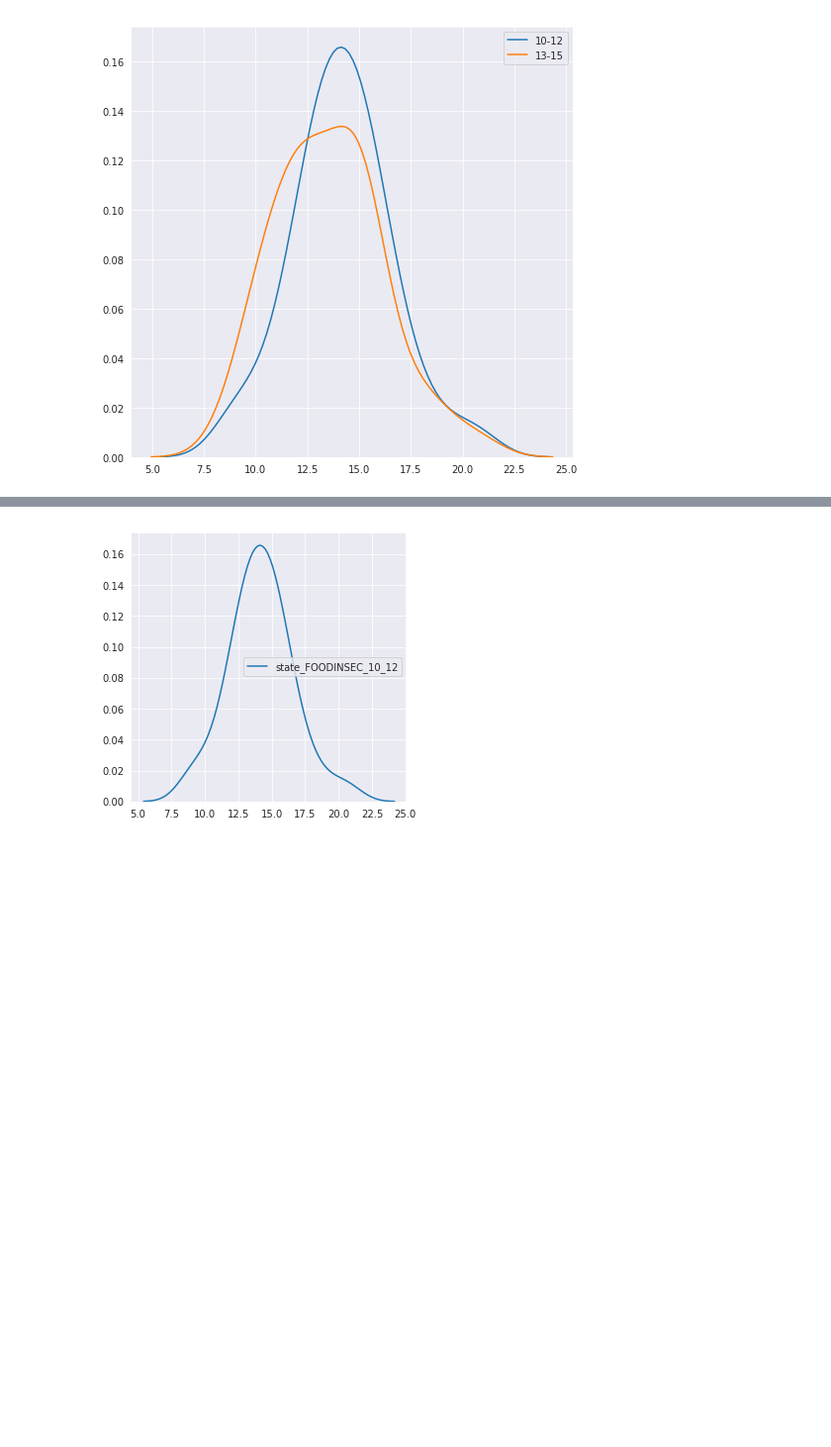
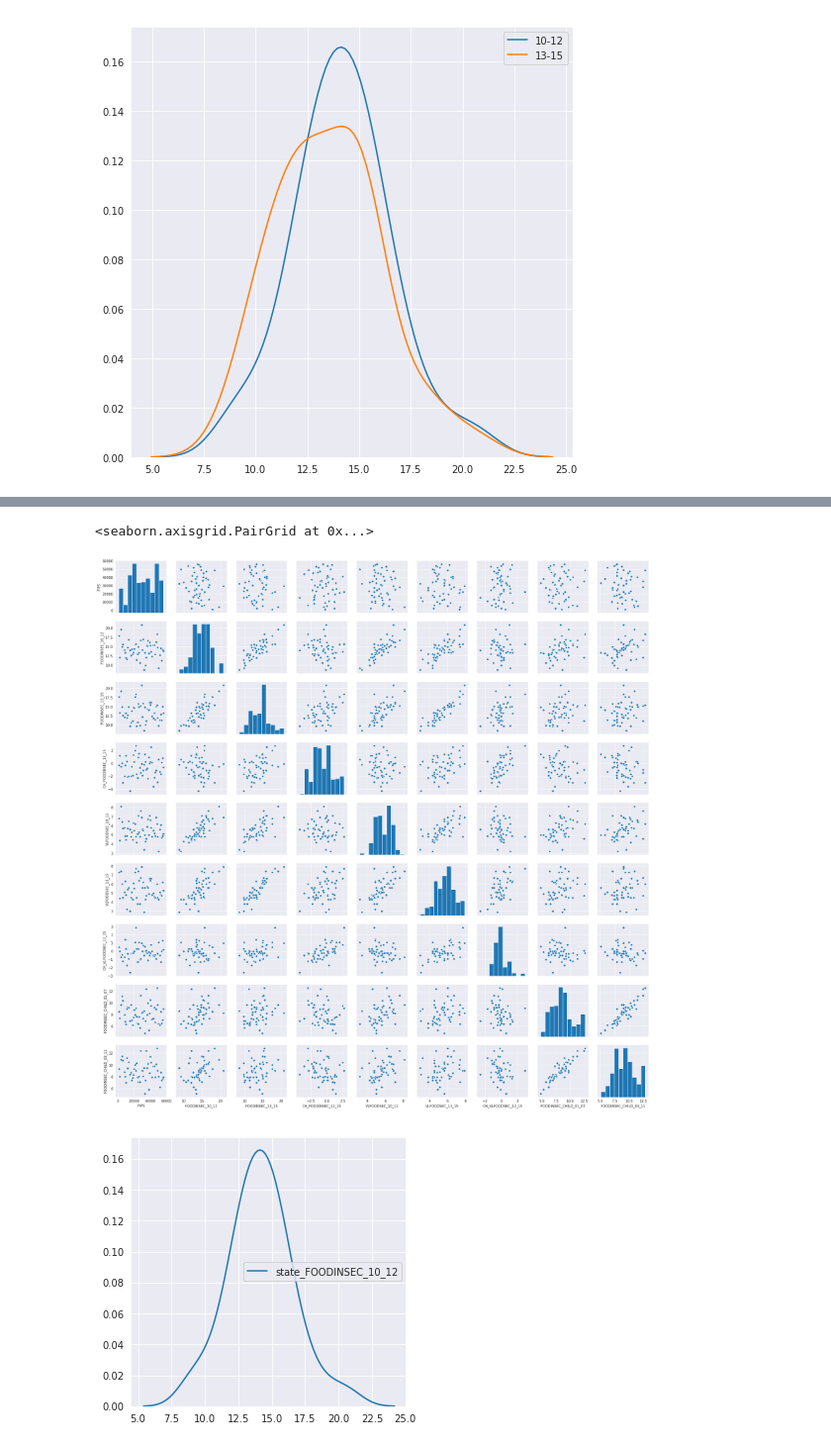
Before and after one commit to chriscross00/projects, a Jupyter notebook: food_security/reports/food_security_report.ipynb, the cells around one changed output, grey strips where cells are left out. Shown at 99% size. Drawn from its saved outputs; the diff is of its cells as text; code cells hidden in the pictures; blank space fills up the shorter version.

```diff
--- a/food_security/reports/food_security_report.ipynb
+++ b/food_security/reports/food_security_report.ipynb
@@ -50,3 +66,8 @@ plt.legend()
+# %%
+sns.pairplot(insecurity)
+# %% [output]
+<seaborn.axisgrid.PairGrid at 0x...>
+[figure, added]
 # %%
 test_normality(regression_short, 'state_FOODINSEC_10_12')
 test_normality(regression_short, 'state_FOODINSEC_13_15')
```
Also changed, not shown: parts of 8 cells of this notebook, 2 other files.
